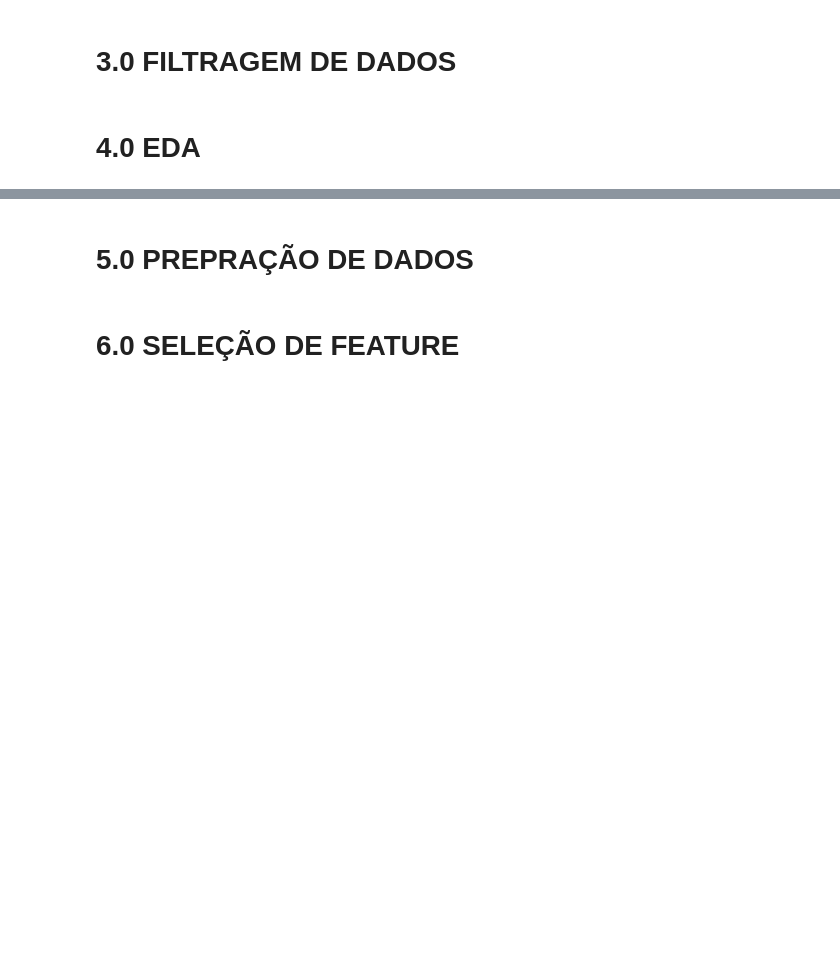
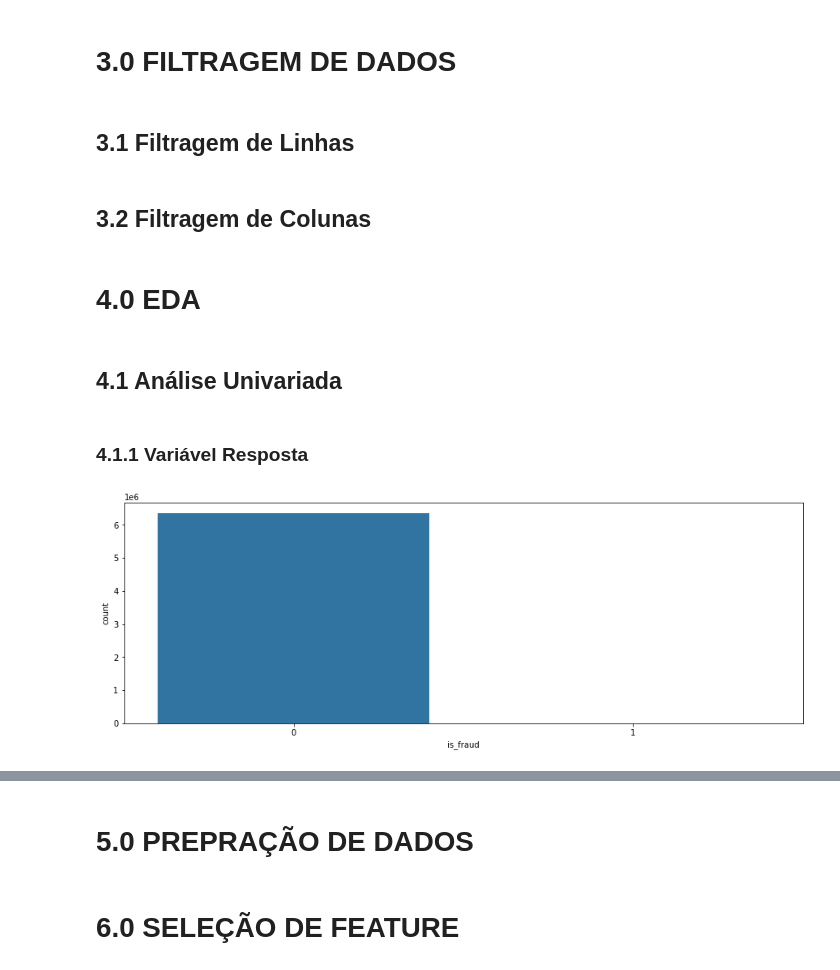
Before and after one commit to Jhonatanslopes/Financial-Fraud-Detection, a Jupyter notebook: notebook/notebook.ipynb, the cells around one changed output, grey strips where cells are left out. Drawn from its saved outputs; the diff is of its cells as text; code cells hidden in the pictures; blank space fills up the shorter version.

```diff
--- a/notebook/notebook.ipynb
+++ b/notebook/notebook.ipynb
@@ -62,8 +62,7 @@ import seaborn as sns
 # %% [markdown]
 ## 0.2 Carregamento de Dados
 # %%
-path = 'C:/Users/jhonatans/projects/ML/Classification/Financial-Fraud-Detection/' # path project
-df = pd.read_csv(path + 'data/fraud_data.csv') # load data
+df = pd.read_csv('../data/fraud_data.csv') # load data
 
 df.head() # show data
 # %% [output]
@@ -178,4 +235,46 @@ sns.barplot(x=values_cat.index, y=values_cat.values);
+# %%
+# Copy dataframe
+df2 = df.copy()
+
+# greater_50 - describe if the transaction is greater than 50% of the balance (yes ou no)
+df2['greater_50%'] = df2[['amount', 'oldbalance_org']].apply(
+    lambda x: 'yes' if x['amount'] / 2 > x['oldbalance_org'] else 'no', axis=1
+    )
+
+# purchasing_power_org - describe the purchasing power of the origin transaction
+average_salary = 3400
+median_salary = df2['oldbalance_org'].median()
+
+df2['purchasing_power_org'] = df2['oldbalance_org'].apply(
+    lambda x: 'low' if x <= average_salary else 'average'
+                    if x > average_salary and x <= median_salary else 'high'
+                )
+
+# type_transaction - describe the type of transaction C = Customer and M = Merchants
+df2['type_transaction'] = df2[['name_orig', 'name_dest']].apply(
+    lambda x: 'C to C' if x['name_orig'][0] == 'C' and x['name_dest'][0] == 'C' else 'M to M'
+                       if x['name_orig'][0] == 'M' and x['name_dest'][0] == 'M' else 'C to M'
+                       if x['name_orig'][0] == 'C' and x['name_dest'][0] == 'M' else 'M to C'
+                       if x['name_orig'][0] == 'M' and x['name_dest'][0] == 'C' else None, axis=1
+                    )
 # %% [markdown]
 # 3.0 FILTRAGEM DE DADOS
+# %% [markdown]
+## 3.1 Filtragem de Linhas
+# %% [markdown]
+## 3.2 Filtragem de Colunas
 # %% [markdown]
 # 4.0 EDA
+# %% [markdown]
+## 4.1 Análise Univariada
+# %% [markdown]
+### 4.1.1 Variável Resposta
+# %%
+# Copy dataframe
+df4 = df2.copy()
+
+# Figure
+plt.figure(figsize=(15, 5))
+sns.countplot(x='is_fraud', data=df4);
+# %% [output]
+[figure, added]
```
Also changed, not shown: parts of 31 cells of this notebook, 1 other file.
